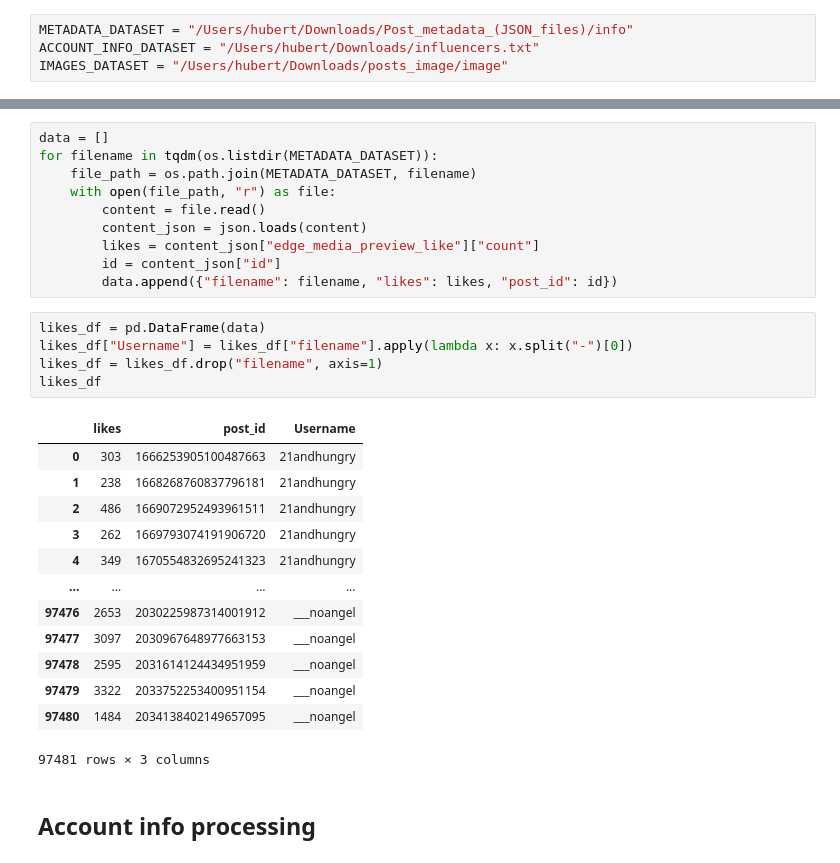
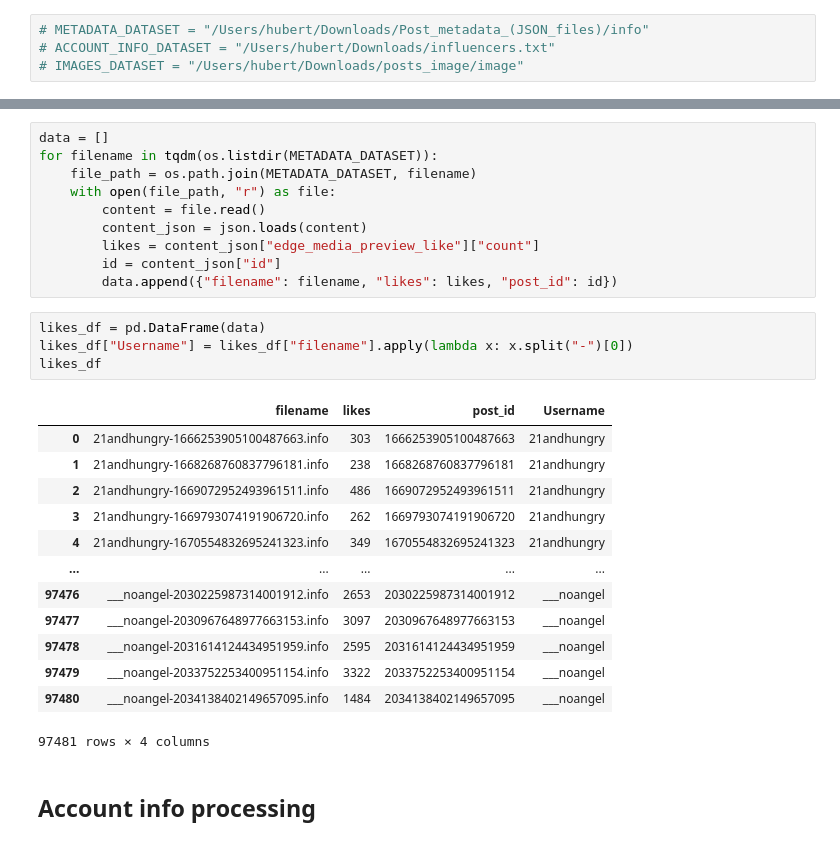
Before and after one commit to hbrt-rdzk/raight.move, a Jupyter notebook: notebooks/evaluation/evaluation.ipynb, the cells around one changed output, grey strips where cells are left out. Drawn from its saved outputs; the diff is of its cells as text.

```diff
--- a/notebooks/evaluation/evaluation.ipynb
+++ b/notebooks/evaluation/evaluation.ipynb
@@ -46,9 +46,9 @@ ACCOUNT_INFO_DATASET = cfg['path_influencers']
 IMAGES_DATASET = cfg['path_image']
 POPULAR_DIRECTION = cfg['path_metadata_popular']
 # %%
-METADATA_DATASET = "/Users/hubert/Downloads/Post_metadata_(JSON_files)/info"
-ACCOUNT_INFO_DATASET = "/Users/hubert/Downloads/influencers.txt"
-IMAGES_DATASET = "/Users/hubert/Downloads/posts_image/image"
+# METADATA_DATASET = "/Users/hubert/Downloads/Post_metadata_(JSON_files)/info"
+# ACCOUNT_INFO_DATASET = "/Users/hubert/Downloads/influencers.txt"
+# IMAGES_DATASET = "/Users/hubert/Downloads/posts_image/image"
 # %% [markdown]
 ## Metadata processing
 # %%
@@ -64,22 +64,21 @@ for filename in tqdm(os.listdir(METADATA_DATASET)):
 # %%
 likes_df = pd.DataFrame(data)
 likes_df["Username"] = likes_df["filename"].apply(lambda x: x.split("-")[0])
-likes_df = likes_df.drop("filename", axis=1)
 likes_df
 # %% [output]
-|  | likes | post_id | Username |
-| 0 | 303 | 1666253905100487663 | 21andhungry |
-| 1 | 238 | 1668268760837796181 | 21andhungry |
-| 2 | 486 | 1669072952493961511 | 21andhungry |
-| 3 | 262 | 1669793074191906720 | 21andhungry |
-| 4 | 349 | 1670554832695241323 | 21andhungry |
-| ... | ... | ... | ... |
-| 97476 | 2653 | 2030225987314001912 | ___noangel |
-| 97477 | 3097 | 2030967648977663153 | ___noangel |
-| 97478 | 2595 | 2031614124434951959 | ___noangel |
-| 97479 | 3322 | 2033752253400951154 | ___noangel |
-| 97480 | 1484 | 2034138402149657095 | ___noangel |
+|  | filename | likes | post_id | Username |
+| 0 | 21andhungry-1666253905100487663.info | 303 | 1666253905100487663 | 21andhungry |
+| 1 | 21andhungry-1668268760837796181.info | 238 | 1668268760837796181 | 21andhungry |
+| 2 | 21andhungry-1669072952493961511.info | 486 | 1669072952493961511 | 21andhungry |
+| 3 | 21andhungry-1669793074191906720.info | 262 | 1669793074191906720 | 21andhungry |
+| 4 | 21andhungry-1670554832695241323.info | 349 | 1670554832695241323 | 21andhungry |
+| ... | ... | ... | ... | ... |
+| 97476 | ___noangel-2030225987314001912.info | 2653 | 2030225987314001912 | ___noangel |
+| 97477 | ___noangel-2030967648977663153.info | 3097 | 2030967648977663153 | ___noangel |
+| 97478 | ___noangel-2031614124434951959.info | 2595 | 2031614124434951959 | ___noangel |
+| 97479 | ___noangel-2033752253400951154.info | 3322 | 2033752253400951154 | ___noangel |
+| 97480 | ___noangel-2034138402149657095.info | 1484 | 2034138402149657095 | ___noangel |
-97481 rows × 3 columns
+97481 rows × 4 columns
 # %% [markdown]
 ## Account info processing
 # %%
```
Also changed, not shown: parts of 8 cells of this notebook.
